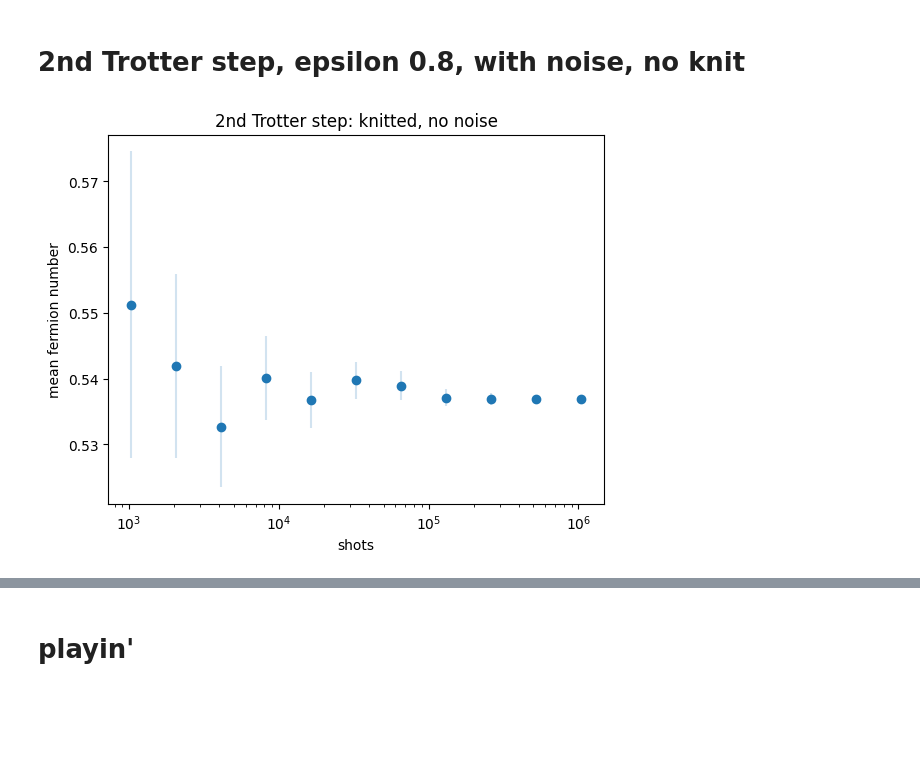
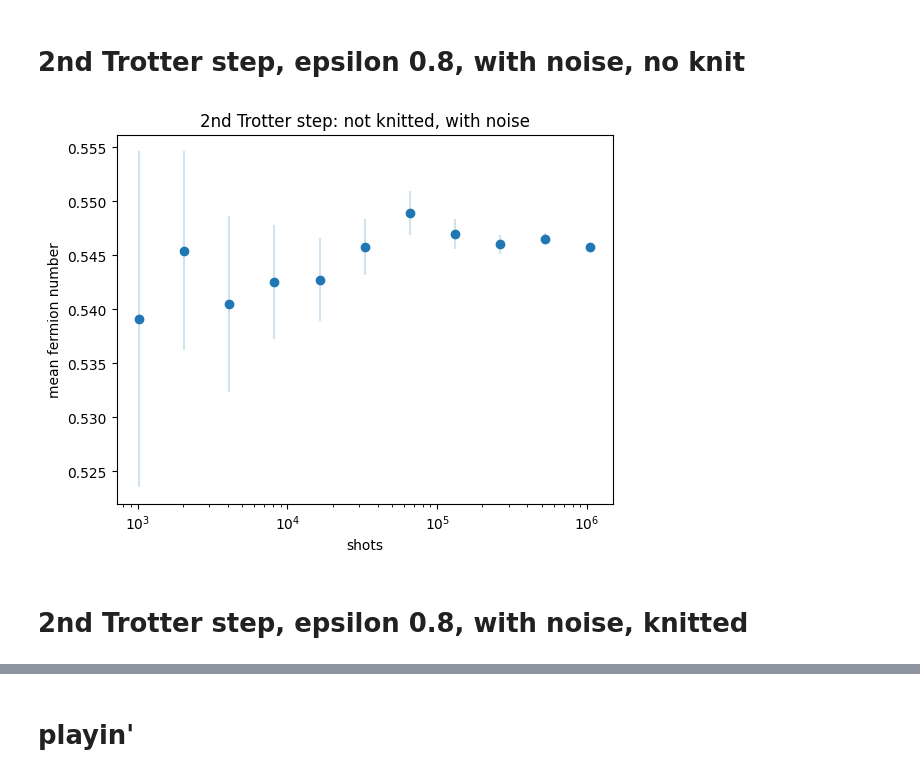
Before and after one commit to petergerrit/circuit_knitting, a Jupyter notebook: plots.ipynb, the cells around one changed output, grey strips where cells are left out. Cells and saved outputs as stored; diff of their text form; code cells hidden in the pictures; blank space fills up the shorter version.

Commit message:
prepare plotting

```diff
--- a/plots.ipynb
+++ b/plots.ipynb
@@ -102,0 +106,12 @@ plt.show()
+# %%
+ferm_num_step2_epsilon08_no_noise_no_knit = []
+with open('data/ferm_num_step2_epsilon08_no_noise_no_knit.txt', 'r') as file:
+    for line in file:
+        val = line[:-1]
+        ferm_num_step2_epsilon08_no_noise_no_knit.append(float(val))
+
+bs_error_step2_epsilon08_no_noise_no_knit = []
+with open('data/bs_error_step2_epsilon08_no_noise_no_knit.txt', 'r') as file:
+    for line in file:
+        val = line[:-1]
+        bs_error_step2_epsilon08_no_noise_no_knit.append(float(val))
@@ -103,24 +152,26 @@ plt.show()
 # %% [markdown]
 # 2nd Trotter step, epsilon 0.8, with noise, no knit
 # %%
-ferm_num_step2_epsilon08_no_noise_knitted = []
-with open('data/ferm_num_step2_epsilon08_no_noise_knitted.txt', 'r') as file:
+ferm_num_step2_epsilon08_with_noise_no_knit = []
+with open('data/ferm_num_step2_epsilon08_with_noise_no_knit.txt', 'r') as file:
     for line in file:
         val = line[:-1]
-        ferm_num_step2_epsilon08_no_noise_knitted.append(float(val))
+        ferm_num_step2_epsilon08_with_noise_no_knit.append(float(val))
 
-bs_error_step2_epsilon08_no_noise_knitted = []
-with open('data/bs_error_step2_epsilon08_no_noise_knitted.txt', 'r') as file:
+bs_error_step2_epsilon08_with_noise_no_knit = []
+with open('data/bs_error_step2_epsilon08_with_noise_no_knit.txt', 'r') as file:
     for line in file:
         val = line[:-1]
-        bs_error_step2_epsilon08_no_noise_knitted.append(float(val))
+        bs_error_step2_epsilon08_with_noise_no_knit.append(float(val))
 # %%
-plt.scatter(shots_list, ferm_num_step2_epsilon08_no_noise_knitted)
-plt.errorbar(shots_list, ferm_num_step2_epsilon08_no_noise_knitted, bs_error_step2_epsilon08_no_noise_knitted, alpha=0.2, ls='none')
+plt.scatter(shots_list, ferm_num_step2_epsilon08_with_noise_no_knit)
+plt.errorbar(shots_list, ferm_num_step2_epsilon08_with_noise_no_knit, bs_error_step2_epsilon08_with_noise_no_knit, alpha=0.2, ls='none')
 plt.xscale('log')
 plt.xlabel('shots')
 plt.ylabel('mean fermion number')
-plt.title('2nd Trotter step: knitted, no noise')
+plt.title('2nd Trotter step: not knitted, with noise')
 plt.show()
 # %% [output]
-[figure, old version]
+[figure, new version]
+# %% [markdown]
+# 2nd Trotter step, epsilon 0.8, with noise, knitted
```
Also changed, not shown: parts of 21 cells of this notebook, 11 other files.
